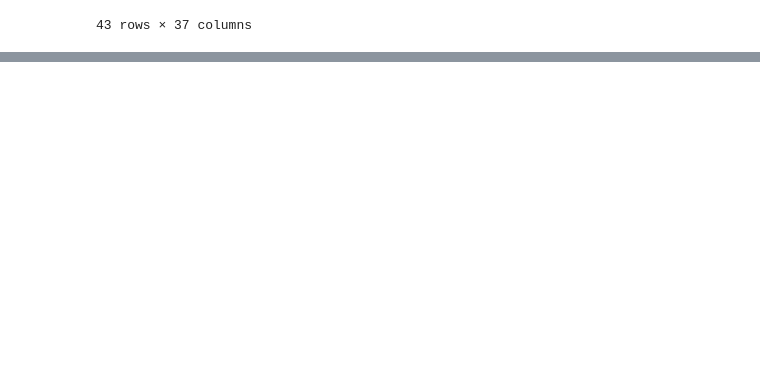
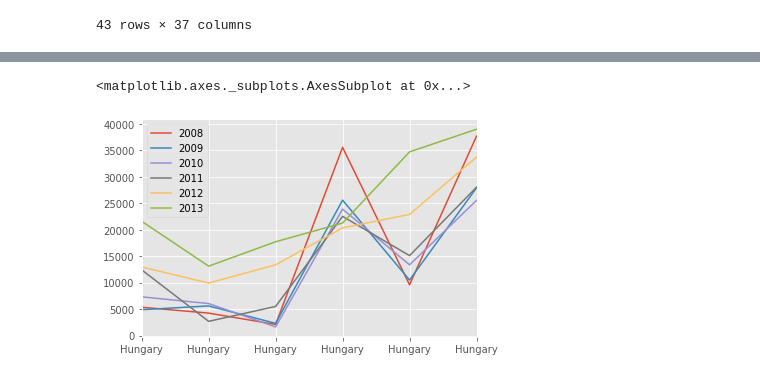
Before and after one commit to AmmaraRazzaq/dataVisualization_with_Python, a Jupyter notebook: Matplotlib.ipynb, the cells around one changed output, grey strips where cells are left out. Cells and saved outputs as stored; diff of their text form; code cells hidden in the pictures; blank space fills up the shorter version.

```diff
--- a/Matplotlib.ipynb
+++ b/Matplotlib.ipynb
@@ -363,0 +393,3 @@ df[(df['Type'] == 'Immigrants') & (df['Criteria'] == 'Residence')]
+# %%
+print(plt.style.available)
+mpl.style.use(['ggplot']) # optional: for ggplot-like style
@@ -363,0 +398,3 @@ df[(df['Type'] == 'Immigrants') & (df['Criteria'] == 'Residence')]
+# %%
+hungary = df.loc['Hungary',years]
+hungary.head()
@@ -363,0 +409,5 @@ df[(df['Type'] == 'Immigrants') & (df['Criteria'] == 'Residence')]
+# %%
+hungary.plot()
+# %% [output]
+<matplotlib.axes._subplots.AxesSubplot at 0x...>
+[figure, added]
```
Also changed, not shown: parts of 8 cells of this notebook.
